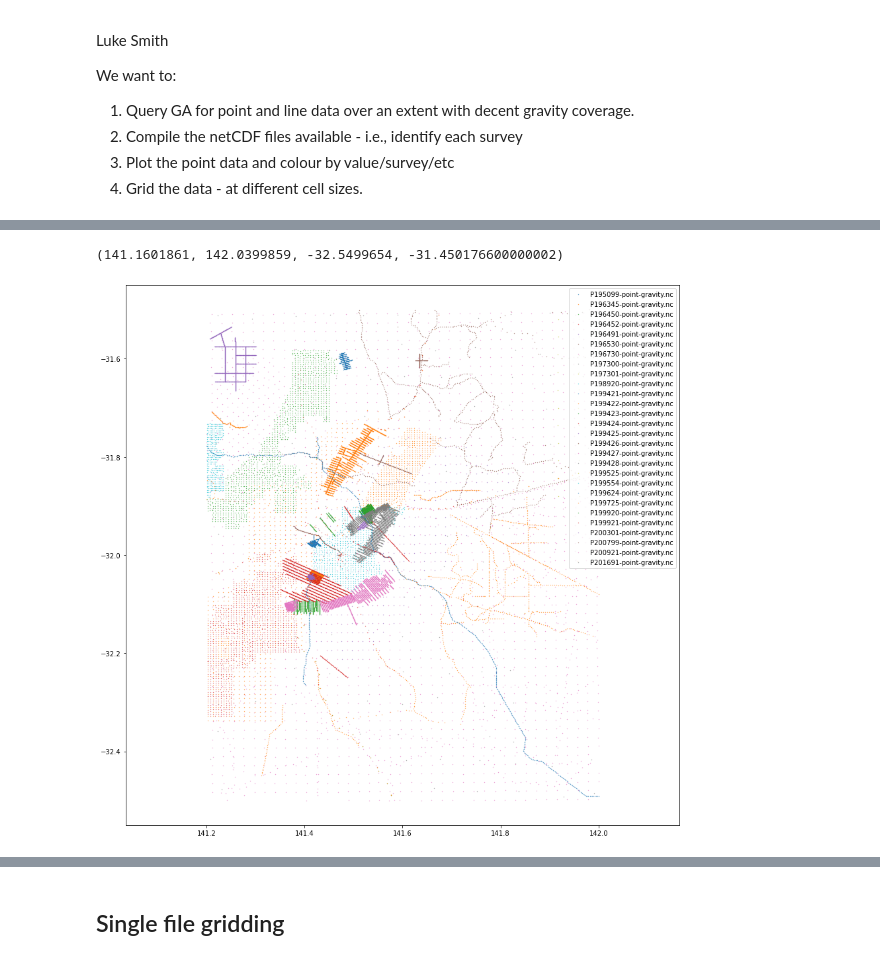
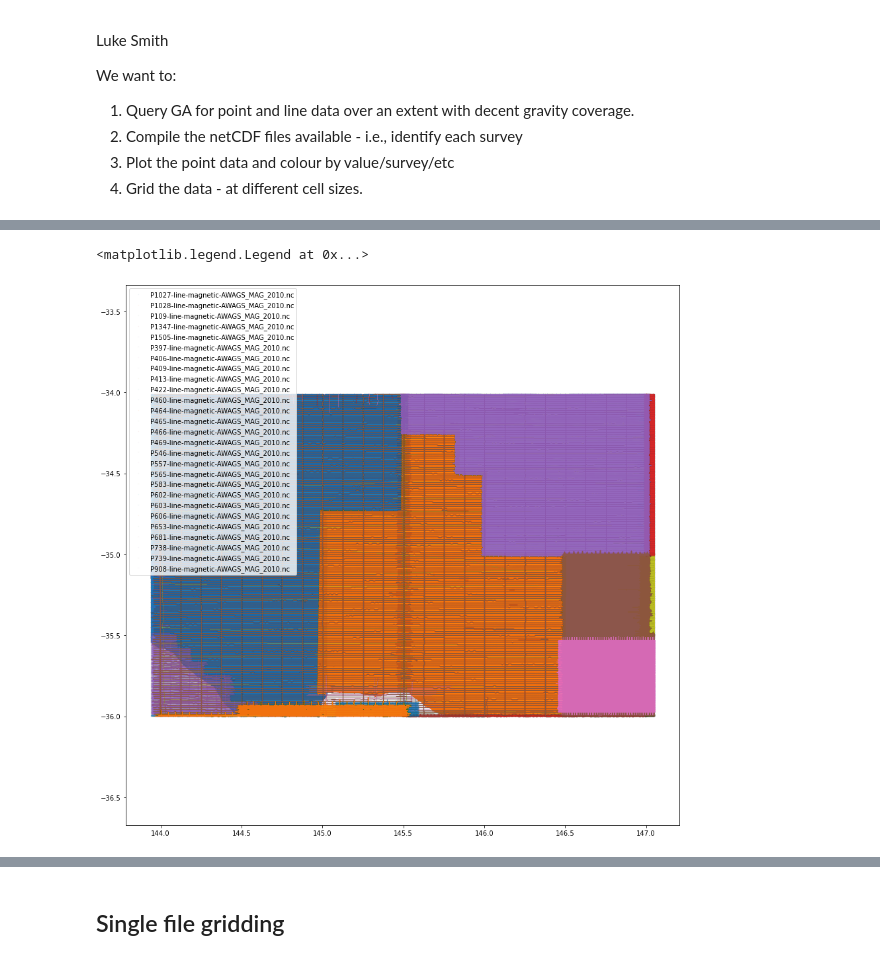
Before and after one commit to LSgeo/SRvey, a Jupyter notebook: download_and_grid.ipynb, the cells around one changed output, grey strips where cells are left out. Drawn from its saved outputs; the diff is of its cells as text; code cells hidden in the pictures.

Commit message:
Add basic magnetic gridding capability

```diff
--- a/download_and_grid.ipynb
+++ b/download_and_grid.ipynb
@@ -36,9 +36,16 @@ from geophys_utils import get_spatial_ref_from_wkt, get_utm_wkt, transform_coord
 # %%
 # From CSW data discovery example 1
 cswu = CSWUtils("https://ecat.ga.gov.au/geonetwork/srv/eng/csw")
-keywords = "point, gravity, point located data, ground digital data, geophysical survey"  # Comma-separated list of keywords
-# Broken Hill, NSW (~40k points - takes a while)
-GDA94_bounds = (141.2, -32.5, 142.0, -31.5)
+
+## grav
+# theme = "Gravity"
+# keywords = "point, gravity, point located data, ground digital data, geophysical survey"  # Comma-separated list of keywords
+# GDA94_bounds = (141.0, -32.2, 141.6, -31.7) # Broken Hill, NSW
+
+## mag
+theme = "Magnetics"
+keywords = "AWAGS, Line, Magnetic, Magnetics, airborne digital data, geophysical survey"
+GDA94_bounds = (143.94, -36, 147.05, -34.01) # Hay, Narrandera, Deniliquin, Jerilderie, NSW
 
 record_generator = cswu.query_csw(
     keyword_list=keywords,
@@ -60,4 +67,14 @@ urls = {
     for nc_path in nc_paths
 }
 print(f"Found {len(nc_paths)} matching netCDFs")
+
+doggo = pooch.create(
+    path=f"C:/Luke/data/pooch/{theme}",
+    base_url="",
+    registry=registry,
+    urls=urls,
+)
+
+files = [doggo.fetch(stick) for stick in doggo.registry_files]
+print(f"Fetched {len(files)} files, woof!")
 # %% [output]
@@ -226,11 +229,13 @@ def dataset_value_generator(
 # %%
 # Retrieve all points in bounding box from NetCDF files in UTM projection
 # Lines will be filtered to exclude tielines by using "flight_lines_only=True"
-grid_var = "freeair"
+
+grid_var = "mag_awagsLevelled" if "Mag" in theme else "freeair"
+
 dataset_values = {
     dataset: dataset_value_dict
     for dataset, dataset_value_dict in dataset_value_generator(
-        [grid_var, "gridflag"], files, GDA94_bounds
+        [grid_var], files, GDA94_bounds #  [..., "gridflag"]
     )
 }
 # %% [output]
@@ -254,25 +259,25 @@ dataset_values = {
 # %%
 # Filter points from individual datasets and plot their dataset name
 # Only use points where gridflag == 'Station used in the production of GA grids.'
 coordinate_list = []
 value_list = []
 
 fig = plt.figure(figsize=(15, 15))
 
 for dataset in sorted(dataset_values.keys()):
     coordinates = dataset_values[dataset]["coordinates"][:]
     if len(coordinates):
         coordinate_list.append(coordinates)
         value_list.append(dataset_values[dataset].get(grid_var))
         plt.plot(
             coordinates[:, 0],
             coordinates[:, 1],
             ".",
             label=Path(dataset).name,
-            markersize=0.6,
+            markersize=0.05,
         )
-plt.legend()
 plt.axis("equal")
+plt.legend(loc='upper left')
 # %% [output]
-(141.1601861, 142.0399859, -32.5499654, -31.450176600000002)
+<matplotlib.legend.Legend at 0x...>
-[figure, old version]
+[figure, new version]
```
Also changed, not shown: parts of 13 cells of this notebook.
